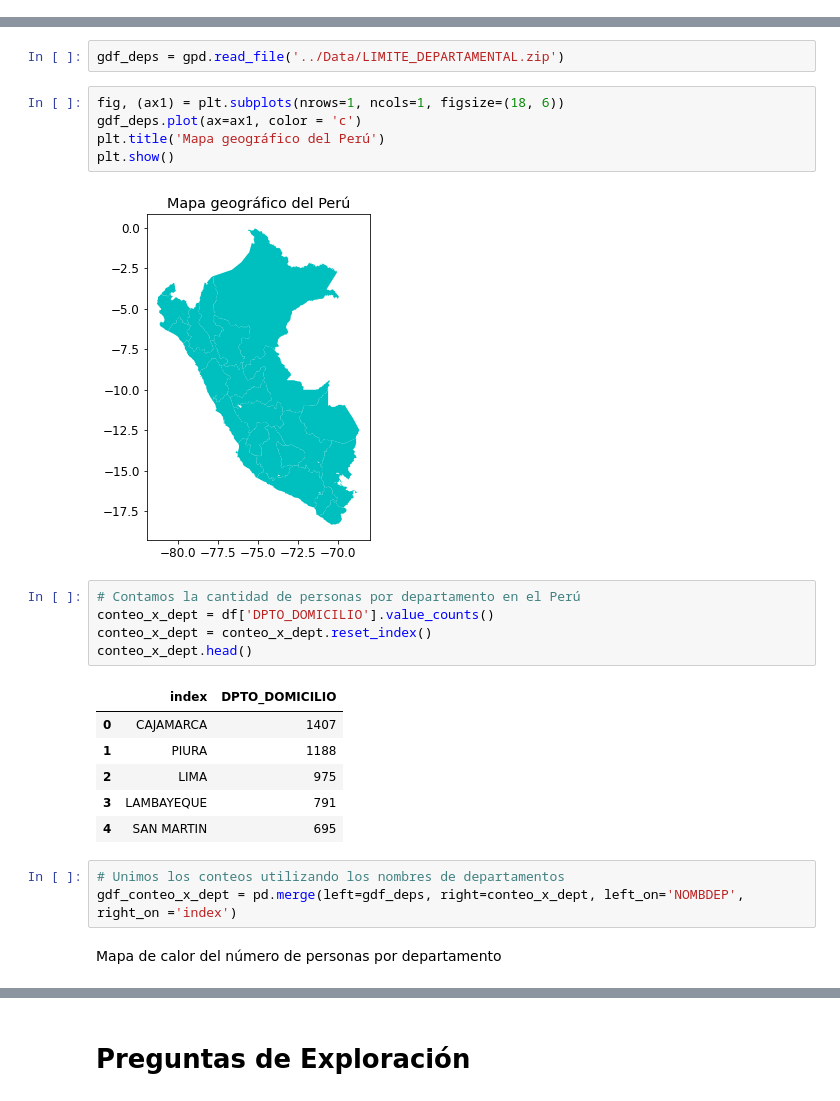
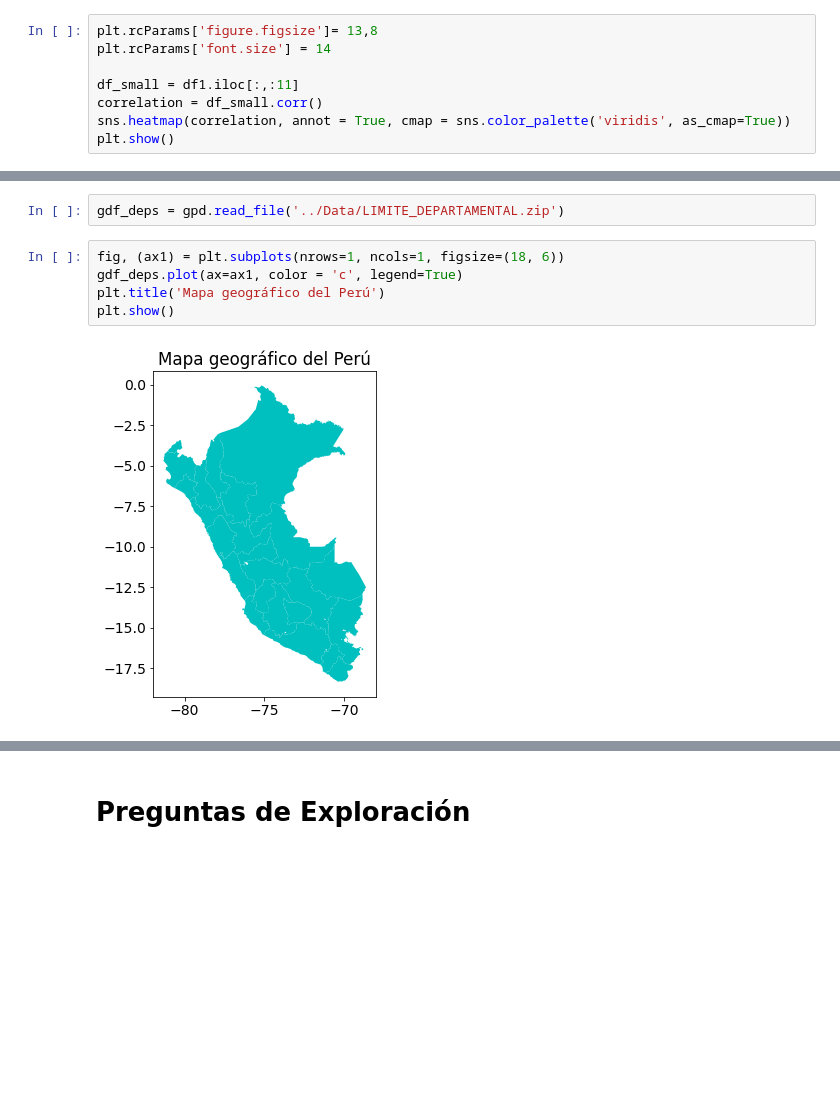
Before and after one commit to MiguelAngelTinocoArroyo/DataAnalytics, a Jupyter notebook: Source/Proyecto.ipynb, the cells around one changed output, grey strips where cells are left out. Saved outputs shown, nothing was run; the diff lists cells and outputs as text; blank space fills up the shorter version.

```diff
--- a/Source/Proyecto.ipynb
+++ b/Source/Proyecto.ipynb
@@ -224,0 +246,8 @@ plt.show()
+# %%
+plt.rcParams['figure.figsize']= 13,8
+plt.rcParams['font.size'] = 14
+
+df_small = df1.iloc[:,:11]
+correlation = df_small.corr()
+sns.heatmap(correlation, annot = True, cmap = sns.color_palette('viridis', as_cmap=True))
+plt.show()
@@ -237,25 +268,8 @@ df[departamento].head()
 gdf_deps = gpd.read_file('../Data/LIMITE_DEPARTAMENTAL.zip')
 # %%
 fig, (ax1) = plt.subplots(nrows=1, ncols=1, figsize=(18, 6))
-gdf_deps.plot(ax=ax1, color = 'c')
+gdf_deps.plot(ax=ax1, color = 'c', legend=True)
 plt.title('Mapa geográfico del Perú')
 plt.show()
 # %% [output]
-[figure, old version]
+[figure, new version]
-# %%
-# Contamos la cantidad de personas por departamento en el Perú
-conteo_x_dept = df['DPTO_DOMICILIO'].value_counts()
-conteo_x_dept = conteo_x_dept.reset_index()
-conteo_x_dept.head()
-# %% [output]
-|  | index | DPTO_DOMICILIO |
-| 0 | CAJAMARCA | 1407 |
-| 1 | PIURA | 1188 |
-| 2 | LIMA | 975 |
-| 3 | LAMBAYEQUE | 791 |
-| 4 | SAN MARTIN | 695 |
-# %%
-# Unimos los conteos utilizando los nombres de departamentos
-gdf_conteo_x_dept = pd.merge(left=gdf_deps, right=conteo_x_dept, left_on='NOMBDEP', right_on ='index')
-# %% [markdown]
-Mapa de calor del número de personas por departamento
```
Also changed, not shown: parts of 24 cells of this notebook.
